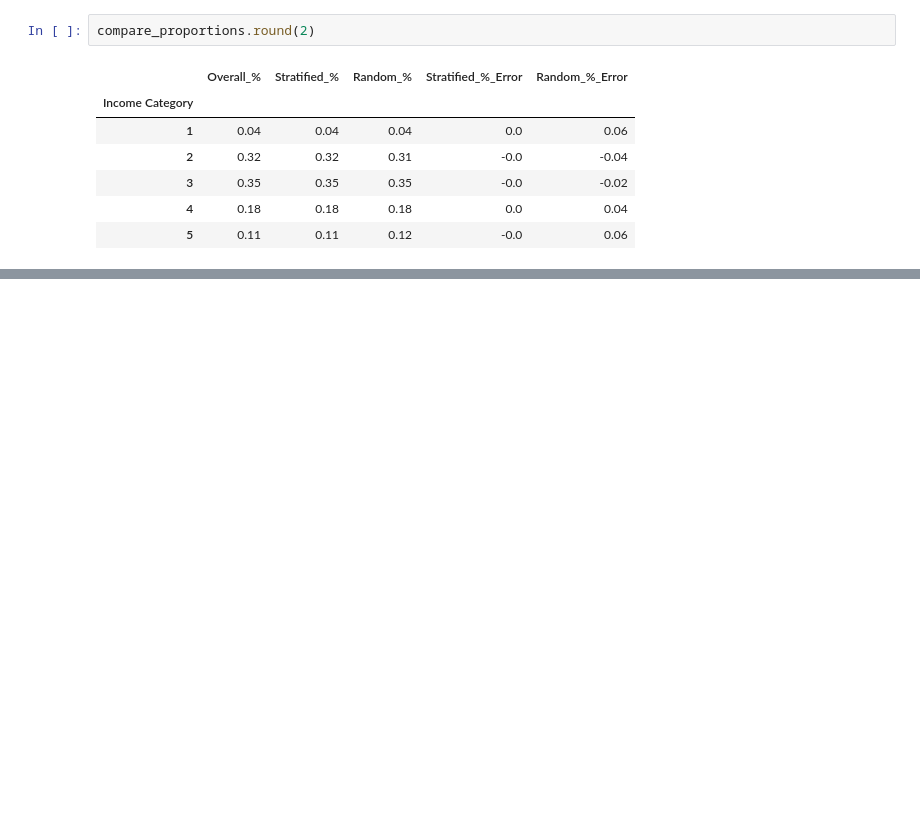
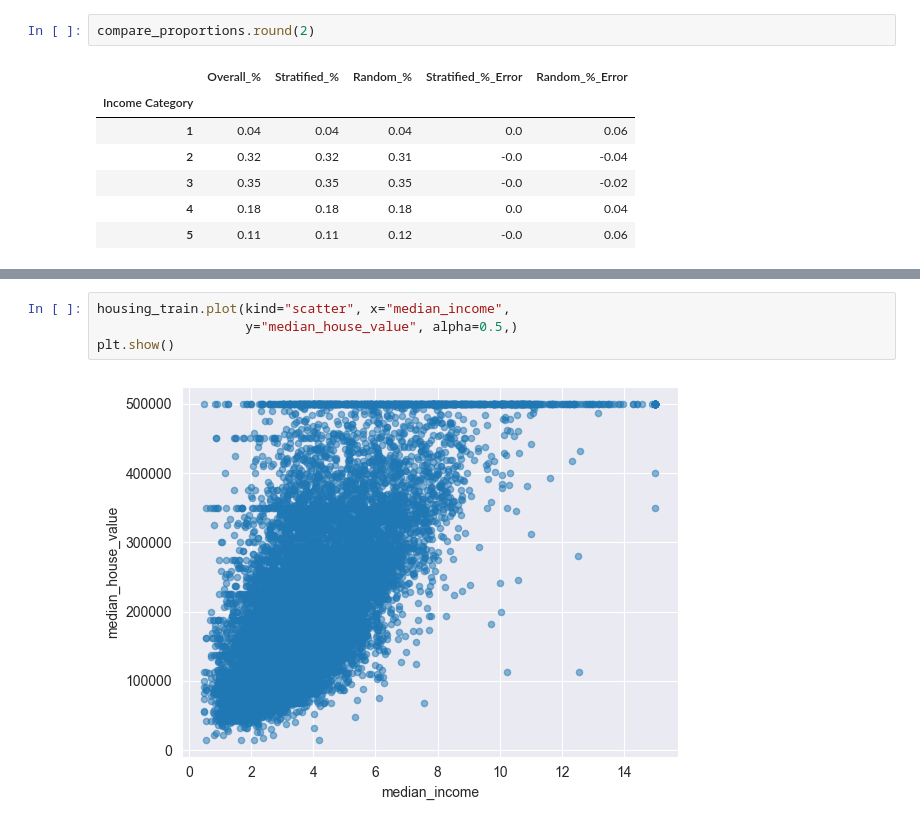
Before and after one commit to BUFONJOKER/ml_projects_hands_on_ml_book_chapter2, a Jupyter notebook: main.ipynb, the cells around one changed output, grey strips where cells are left out. Cells and saved outputs as stored; diff of their text form; blank space fills up the shorter version.

```diff
--- a/main.ipynb
+++ b/main.ipynb
@@ -295,0 +406,6 @@ compare_proportions.round(2)
+# %%
+housing_train.plot(kind="scatter", x="median_income",
+                   y="median_house_value", alpha=0.5,)
+plt.show()
+# %% [output]
+[figure, added]
```
Also changed, not shown: parts of 45 cells of this notebook.
